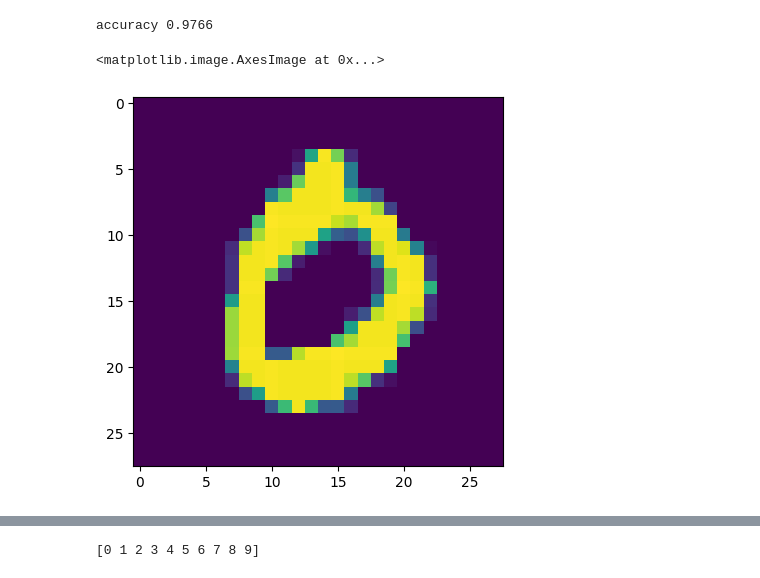
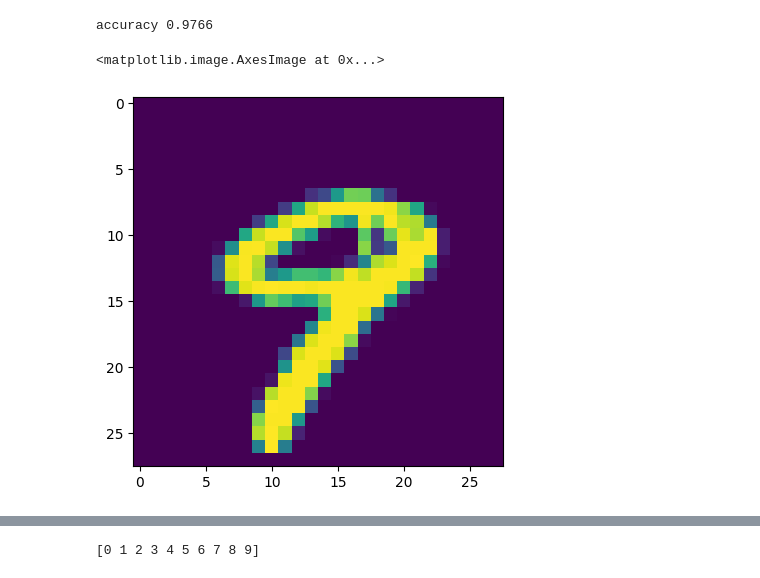
Before and after one commit to harshbhatt15/Deep_Learning, a Jupyter notebook: Artificial-Neural-Network (ANN)/Classification/Multi-class/Digit-classification/digi-classi.ipynb, the cells around one changed output, grey strips where cells are left out. Drawn from its saved outputs; the diff is of its cells as text; code cells hidden in the pictures.

```diff
--- a/Artificial-Neural-Network (ANN)/Classification/Multi-class/Digit-classification/digi-classi.ipynb
+++ b/Artificial-Neural-Network (ANN)/Classification/Multi-class/Digit-classification/digi-classi.ipynb
@@ -185,8 +185,8 @@ print("accuracy",accuracy)
 # %% [output]
 accuracy 0.9766
 # %%
-plt.imshow(X_test[3])
+plt.imshow(X_test[9])
 # %% [output]
 <matplotlib.image.AxesImage at 0x...>
-[figure, old version]
+[figure, new version]
 # %%
```
Also changed, not shown: parts of 1 cell of this notebook.
